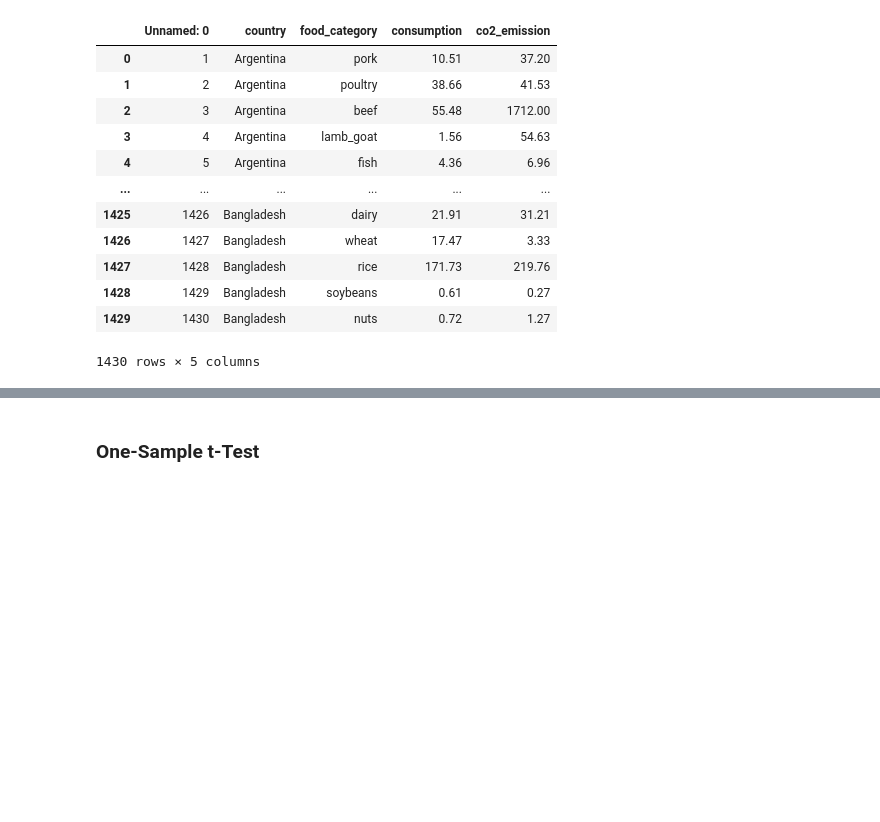
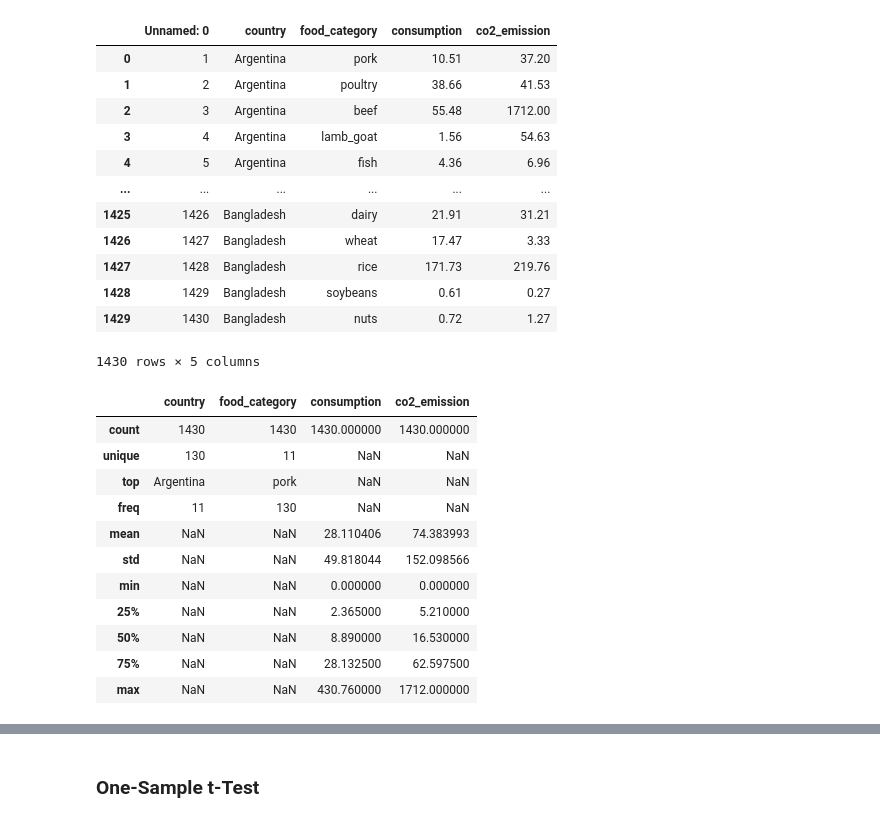
Before and after one commit to KudoroEsther/Files-Data_Analysis-, a Jupyter notebook: Class_Task6/Statistics_CorrelationTask.ipynb, the cells around one changed output, grey strips where cells are left out. Saved outputs shown, nothing was run; the diff lists cells and outputs as text; code cells hidden in the pictures; blank space fills up the shorter version.

```diff
--- a/Class_Task6/Statistics_CorrelationTask.ipynb
+++ b/Class_Task6/Statistics_CorrelationTask.ipynb
@@ -46,0 +47,15 @@ df
+# %%
+df.describe(include='all')
+# %% [output]
+|  | country | food_category | consumption | co2_emission |
+| count | 1430 | 1430 | 1430.000000 | 1430.000000 |
+| unique | 130 | 11 | NaN | NaN |
+| top | Argentina | pork | NaN | NaN |
+| freq | 11 | 130 | NaN | NaN |
+| mean | NaN | NaN | 28.110406 | 74.383993 |
+| std | NaN | NaN | 49.818044 | 152.098566 |
+| min | NaN | NaN | 0.000000 | 0.000000 |
+| 25% | NaN | NaN | 2.365000 | 5.210000 |
+| 50% | NaN | NaN | 8.890000 | 16.530000 |
+| 75% | NaN | NaN | 28.132500 | 62.597500 |
+| max | NaN | NaN | 430.760000 | 1712.000000 |
```
Also changed, not shown: parts of 19 cells of this notebook.
